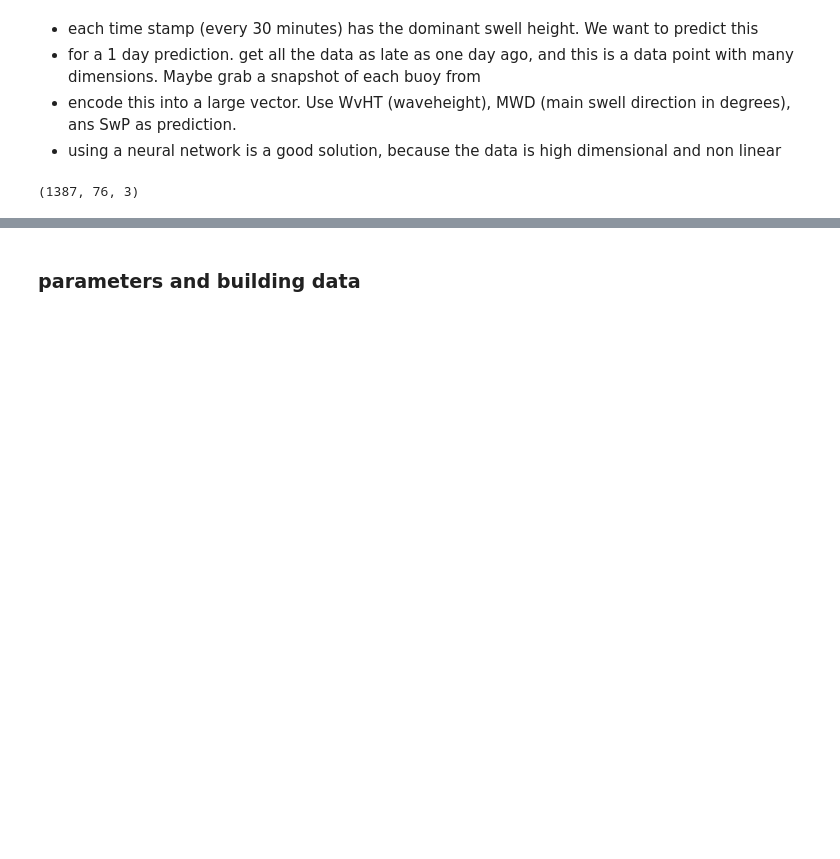
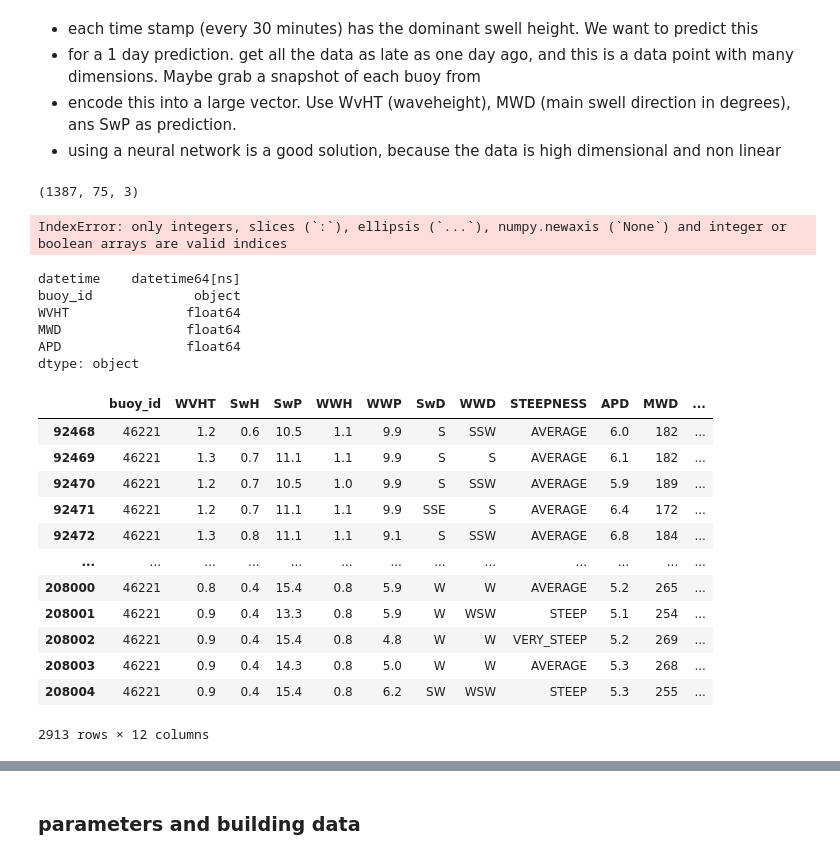
Before and after one commit to evancoons22/nbdc-buoydata, a Jupyter notebook: model.ipynb, the cells around one changed output, grey strips where cells are left out. Drawn from its saved outputs; the diff is of its cells as text; code cells hidden in the pictures; blank space fills up the shorter version.

Commit message:
predicting just buoy 46221, instead of all of them

```diff
--- a/model.ipynb
+++ b/model.ipynb
@@ -21,6 +21,37 @@ from matplotlib import pyplot as plt
 # %%
 conn = sqlite3.connect('db.db')
 data = pd.read_sql_query("SELECT * from main", conn)
-data = functions.buildnparray(functions.cleanData(data))
+data = functions.cleanData(data)
+
+data = functions.buildnparray(data[data["buoy_id"] != "46221"])
+target = functions.buildnparray(data[data["buoy_id"] == "46221"])
+
+# data = functions.buildnparray(functions.cleanData(data))
 # %% [output]
-(1387, 76, 3)
+(1387, 75, 3)
+IndexError: only integers, slices (`:`), ellipsis (`...`), numpy.newaxis (`None`) and integer or boolean arrays are valid indices
+# %%
+data.dtypes
+# %% [output]
+datetime    datetime64[ns]
+buoy_id             object
+WVHT               float64
+MWD                float64
+APD                float64
+dtype: object
+# %%
+data[data["buoy_id"] == "46221"]
+# %% [output]
+|  | buoy_id | WVHT | SwH | SwP | WWH | WWP | SwD | WWD | STEEPNESS | APD | MWD | ... |
+| 92468 | 46221 | 1.2 | 0.6 | 10.5 | 1.1 | 9.9 | S | SSW | AVERAGE | 6.0 | 182 | ... |
+| 92469 | 46221 | 1.3 | 0.7 | 11.1 | 1.1 | 9.9 | S | S | AVERAGE | 6.1 | 182 | ... |
+| 92470 | 46221 | 1.2 | 0.7 | 10.5 | 1.0 | 9.9 | S | SSW | AVERAGE | 5.9 | 189 | ... |
+| 92471 | 46221 | 1.2 | 0.7 | 11.1 | 1.1 | 9.9 | SSE | S | AVERAGE | 6.4 | 172 | ... |
+| 92472 | 46221 | 1.3 | 0.8 | 11.1 | 1.1 | 9.1 | S | SSW | AVERAGE | 6.8 | 184 | ... |
+| ... | ... | ... | ... | ... | ... | ... | ... | ... | ... | ... | ... | ... |
+| 208000 | 46221 | 0.8 | 0.4 | 15.4 | 0.8 | 5.9 | W | W | AVERAGE | 5.2 | 265 | ... |
+| 208001 | 46221 | 0.9 | 0.4 | 13.3 | 0.8 | 5.9 | W | WSW | STEEP | 5.1 | 254 | ... |
+| 208002 | 46221 | 0.9 | 0.4 | 15.4 | 0.8 | 4.8 | W | W | VERY_STEEP | 5.2 | 269 | ... |
+| 208003 | 46221 | 0.9 | 0.4 | 14.3 | 0.8 | 5.0 | W | W | AVERAGE | 5.3 | 268 | ... |
+| 208004 | 46221 | 0.9 | 0.4 | 15.4 | 0.8 | 6.2 | SW | WSW | STEEP | 5.3 | 255 | ... |
+2913 rows × 12 columns
```
Also changed, not shown: parts of 2 cells of this notebook.
